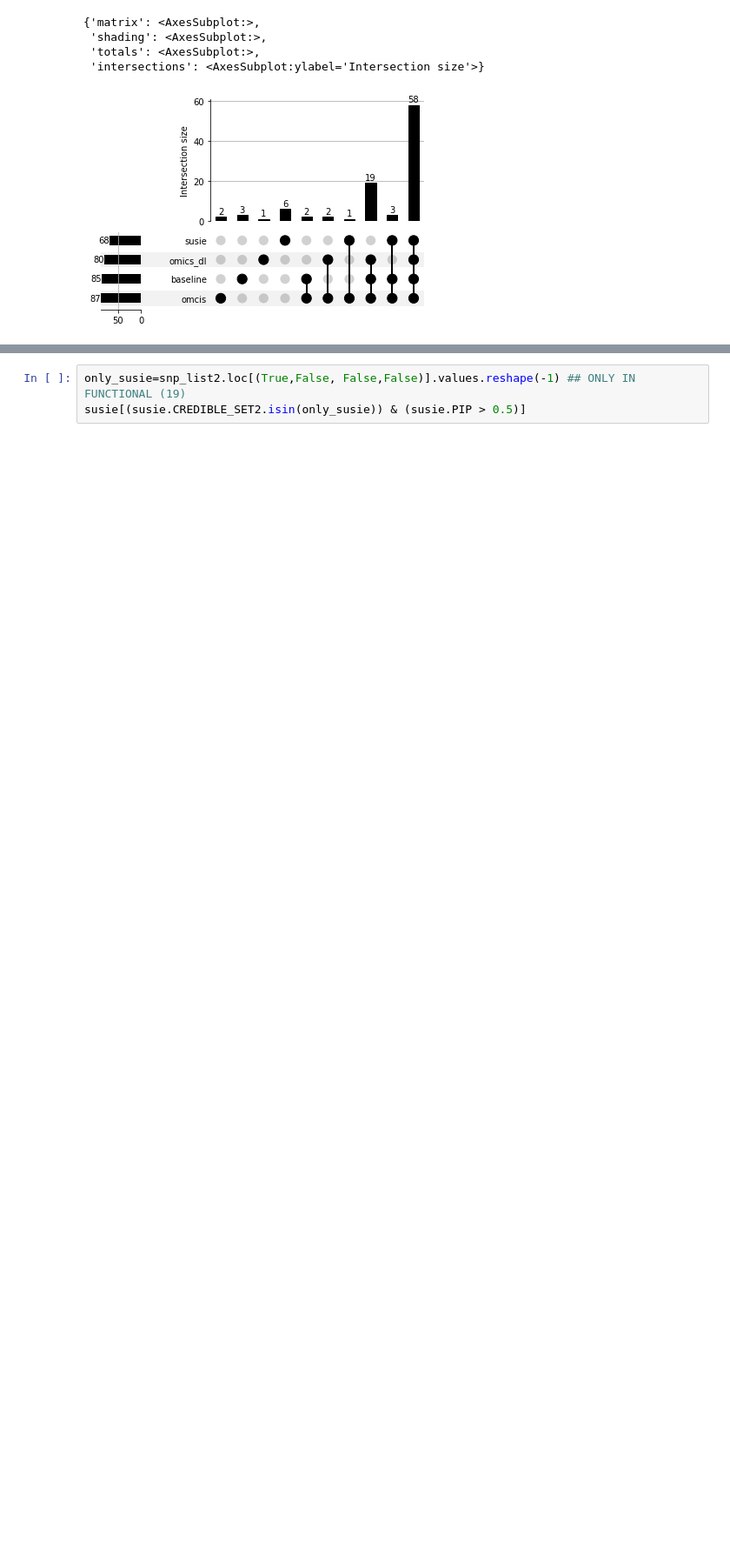
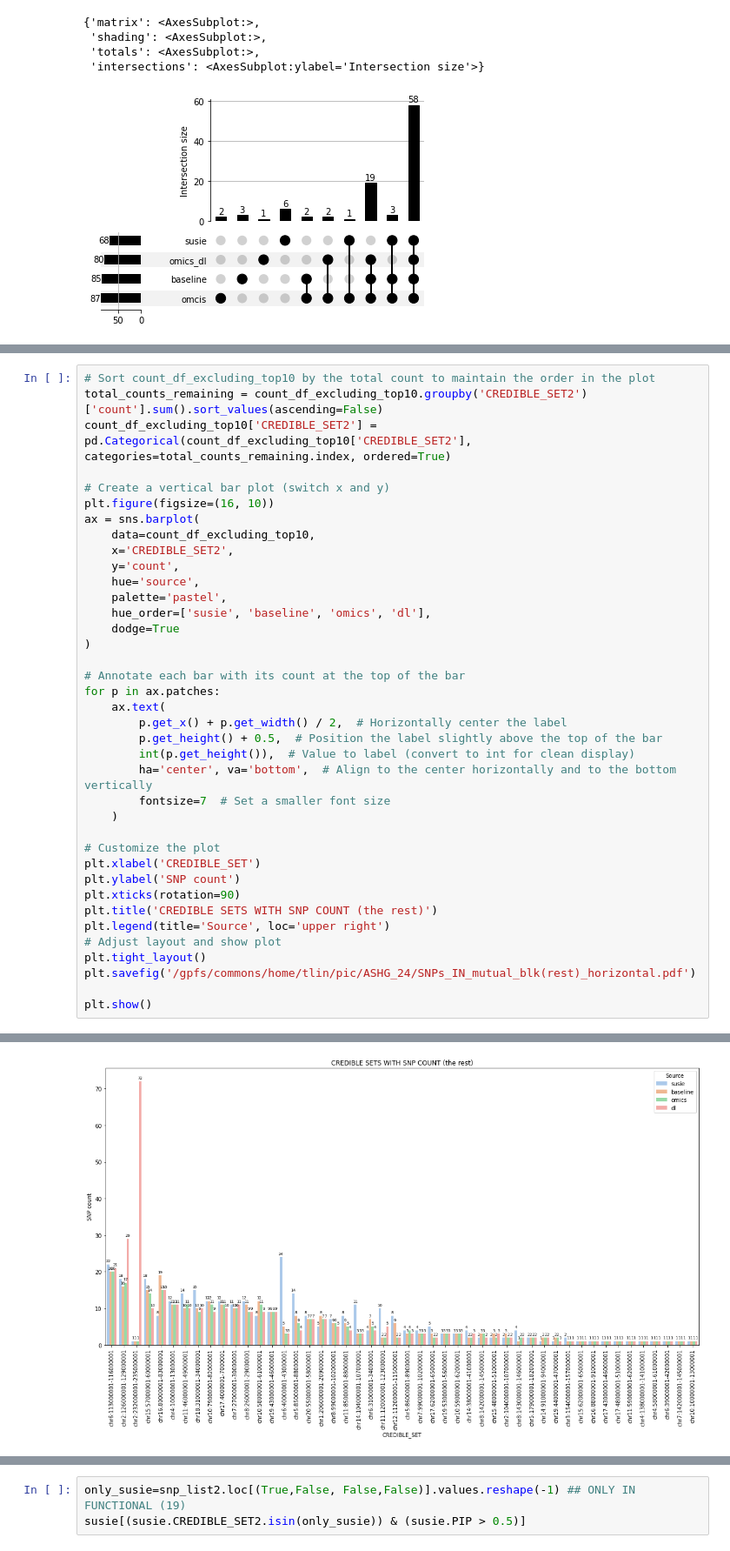
Before and after one commit to teresa-sansan/ADSP_polyfun, a Jupyter notebook: coloc/snp_of_interest.ipynb, the cells around one changed output, grey strips where cells are left out. Shown at 87% size. Drawn from its saved outputs; the diff is of its cells as text; blank space fills up the shorter version.

```diff
--- a/coloc/snp_of_interest.ipynb
+++ b/coloc/snp_of_interest.ipynb
@@ -633,0 +778,39 @@ snp_list2
+# %%
+# Sort count_df_excluding_top10 by the total count to maintain the order in the plot
+total_counts_remaining = count_df_excluding_top10.groupby('CREDIBLE_SET2')['count'].sum().sort_values(ascending=False)
+count_df_excluding_top10['CREDIBLE_SET2'] = pd.Categorical(count_df_excluding_top10['CREDIBLE_SET2'], categories=total_counts_remaining.index, ordered=True)
+
+# Create a vertical bar plot (switch x and y)
+plt.figure(figsize=(16, 10))
+ax = sns.barplot(
+    data=count_df_excluding_top10,
+    x='CREDIBLE_SET2',
+    y='count',
+    hue='source',
+    palette='pastel',
+    hue_order=['susie', 'baseline', 'omics', 'dl'],
+    dodge=True
+)
+
+# Annotate each bar with its count at the top of the bar
+for p in ax.patches:
+    ax.text(
+        p.get_x() + p.get_width() / 2,  # Horizontally center the label
+        p.get_height() + 0.5,  # Position the label slightly above the top of the bar
+        int(p.get_height()),  # Value to label (convert to int for clean display)
+        ha='center', va='bottom',  # Align to the center horizontally and to the bottom vertically
+        fontsize=7  # Set a smaller font size
+    )
+
+# Customize the plot
+plt.xlabel('CREDIBLE_SET')
+plt.ylabel('SNP count')
+plt.xticks(rotation=90)
+plt.title('CREDIBLE SETS WITH SNP COUNT (the rest)')
+plt.legend(title='Source', loc='upper right')
+# Adjust layout and show plot
+plt.tight_layout()
+plt.savefig('/gpfs/commons/home/tlin/pic/ASHG_24/SNPs_IN_mutual_blk(rest)_horizontal.pdf')
+
+plt.show()
+# %% [output]
@@ -633,0 +822 @@ snp_list2
+[figure, added]
```
Also changed, not shown: parts of 20 cells of this notebook.
